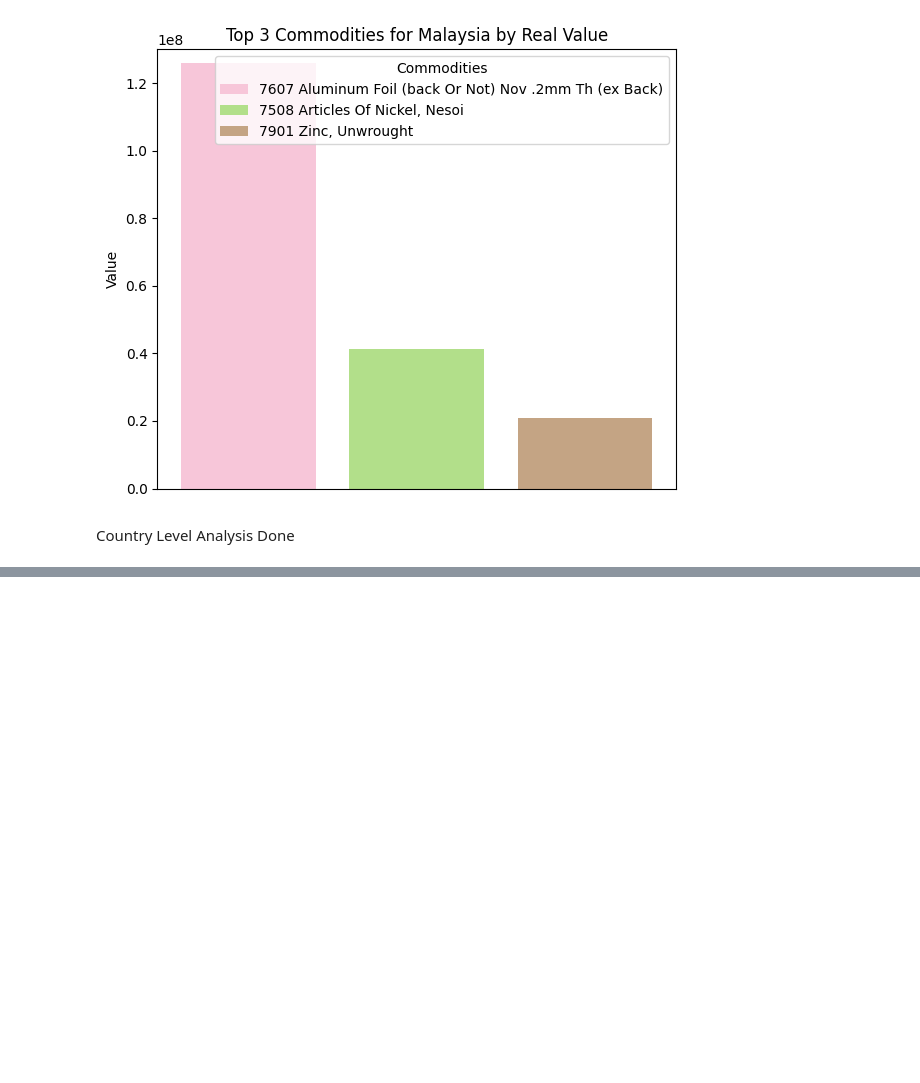
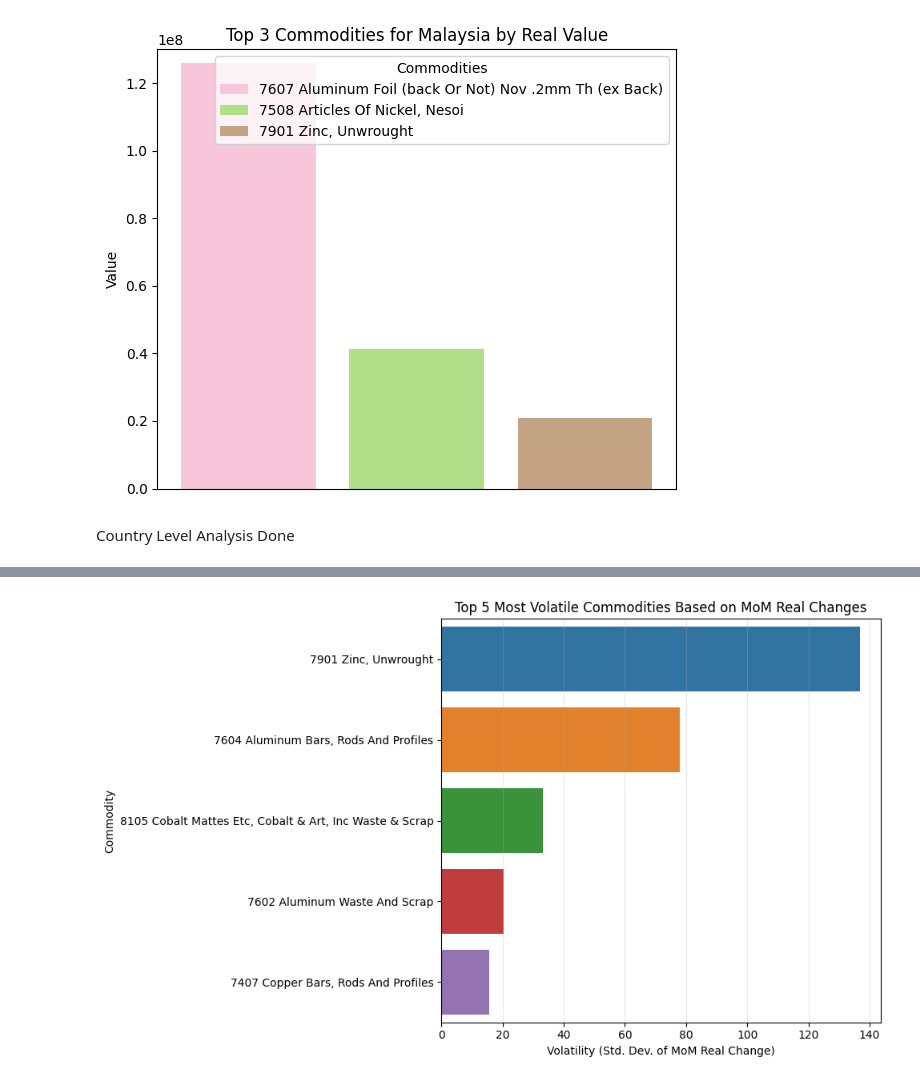
Before and after one commit to rutvikarnik5/Seed2s-Reveal-Unified-Methodology, a Jupyter notebook: Retrospective Team/EDA.ipynb, the cells around one changed output, grey strips where cells are left out. Cells and saved outputs as stored; diff of their text form; code cells hidden in the pictures; blank space fills up the shorter version.

```diff
--- a/Retrospective Team/EDA.ipynb
+++ b/Retrospective Team/EDA.ipynb
@@ -213,0 +341,83 @@ Country Level Analysis Done
+# %%
+default_palette = sns.color_palette()
+
+# print(df.columns)
+
+# Top 5 most volatile commodities
+commodity_monthly = (
+    df.groupby(['YearMonth', 'Commodities'], as_index=False)['Real_Value']
+      .sum()
+      .rename(columns={'Real_Value': 'Monthly_Real_Import'})
+      .sort_values(['Commodities', 'YearMonth'])
+)
+
+commodity_monthly['MoM_Change'] = (
+    commodity_monthly.groupby('Commodities')['Monthly_Real_Import']
+    .pct_change()
+    .replace([np.inf, -np.inf], np.nan)
+)
+
+commodity_volatility = (
+    commodity_monthly.groupby('Commodities')['MoM_Change']
+    .std()
+    .reset_index()
+    .rename(columns={'MoM_Change': 'MoM_Volatility'})
+    .dropna()
+    .sort_values('MoM_Volatility', ascending=False)
+)
+
+top5_commodities = commodity_volatility.head(5).copy()
+top5_commodity_names = top5_commodities['Commodities'].tolist()
+
+# consistent color mapping using seaborn default palette
+commodity_color_map = dict(
+    zip(top5_commodity_names, default_palette[:len(top5_commodity_names)])
+)
+
+# Bar chart: top 5 volatile commodities
+plt.figure(figsize=(10, 6))
+sns.barplot(
+    data=top5_commodities,
+    x='MoM_Volatility',
+    y='Commodities',
+    hue='Commodities',
+    palette=commodity_color_map,
+    order=top5_commodity_names,
+    dodge=False,
+    legend=False
+)
+plt.xlabel('Volatility (Std. Dev. of MoM Real Change)')
+plt.ylabel('Commodity')
+plt.title('Top 5 Most Volatile Commodities Based on MoM Real Changes')
+plt.grid(axis='x', alpha=0.3)
+plt.tight_layout()
+plt.show()
+
+# Line chart: monthly real import for top 5 volatile commodities
+commodity_monthly_top5 = commodity_monthly[
+    commodity_monthly['Commodities'].isin(top5_commodity_names)
+].copy()
+
+plt.figure(figsize=(12, 6))
+sns.lineplot(
+    data=commodity_monthly_top5,
+    x='YearMonth',
+    y='Monthly_Real_Import',
+    hue='Commodities',
+    hue_order=top5_commodity_names,
+    palette=commodity_color_map,
+    marker='o'
+)
+
+y_upper_limit_commodity = commodity_monthly_top5['Monthly_Real_Import'].quantile(0.99) * 1.1
+plt.ylim(0, y_upper_limit_commodity)
+
+plt.xlabel('Date')
+plt.ylabel('Monthly Real Import')
+plt.title('Monthly Real Import Trends for Top 5 Most Volatile Commodities')
+plt.legend(title='Commodity', bbox_to_anchor=(1.05, 1), loc='upper left')
+plt.grid(alpha=0.3)
+plt.tight_layout()
+plt.show()
+# %% [output]
+[figure, added]
```
Also changed, not shown: parts of 13 cells of this notebook, 1 other file.
